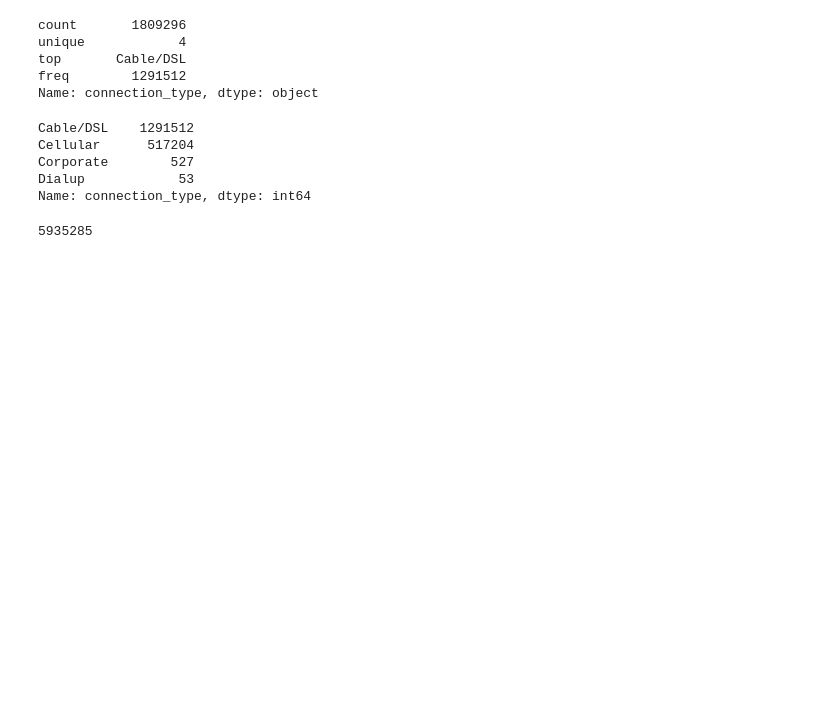
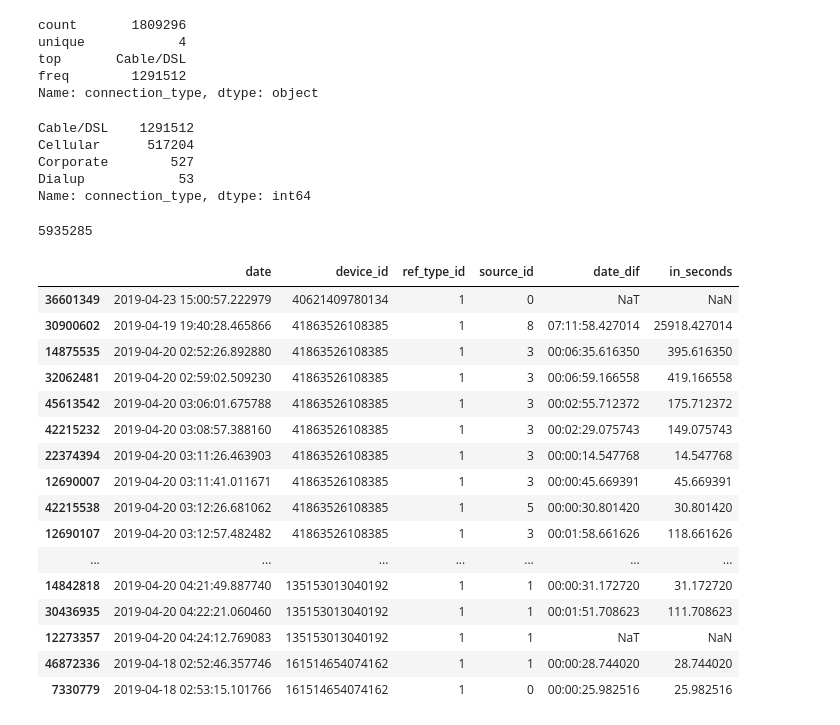
Before and after one commit to sergiolch/TP2-7506-2019-1C, a Jupyter notebook: Analisis.ipynb, the cells around one changed output. Saved outputs shown, nothing was run; the diff lists cells and outputs as text; code cells hidden in the pictures; blank space fills up the shorter version.

Commit message:
by second

```diff
--- a/Analisis.ipynb
+++ b/Analisis.ipynb
@@ -65,3 +65,37 @@ Name: connection_type, dtype: int64
 events_df['connection_type'].isnull().sum()
 # %% [output]
 5935285
+# %%
+auctions_df = auctions_df.sort_values(by=['device_id','date'])
+auctions_df['date_dif'] = auctions_df['date'].shift(periods=-1) - auctions_df['date']
+auctions_df['in_seconds'] = np.nan
+last_row = False
+last_index = False
+for index, row in auctions_df.iterrows():
+    if not(isinstance(last_row, bool)):
+        if row['device_id']!=last_row['device_id']:
+            auctions_df.at[last_index,'date_dif'] = np.nan
+    auctions_df.at[index,'in_seconds'] = row['date_dif'].total_seconds()
+    last_row = row
+    last_index = index
+auctions_df['in_seconds'] = np.where(auctions_df['date_dif'].isnull(), np.nan, auctions_df['in_seconds'])
+# %%
+auctions_df.head(50)
+# %% [output]
+|  | date | device_id | ref_type_id | source_id | date_dif | in_seconds |
+| 36601349 | 2019-04-23 15:00:57.222979 | 40621409780134 | 1 | 0 | NaT | NaN |
+| 30900602 | 2019-04-19 19:40:28.465866 | 41863526108385 | 1 | 8 | 07:11:58.427014 | 25918.427014 |
+| 14875535 | 2019-04-20 02:52:26.892880 | 41863526108385 | 1 | 3 | 00:06:35.616350 | 395.616350 |
+| 32062481 | 2019-04-20 02:59:02.509230 | 41863526108385 | 1 | 3 | 00:06:59.166558 | 419.166558 |
+| 45613542 | 2019-04-20 03:06:01.675788 | 41863526108385 | 1 | 3 | 00:02:55.712372 | 175.712372 |
+| 42215232 | 2019-04-20 03:08:57.388160 | 41863526108385 | 1 | 3 | 00:02:29.075743 | 149.075743 |
+| 22374394 | 2019-04-20 03:11:26.463903 | 41863526108385 | 1 | 3 | 00:00:14.547768 | 14.547768 |
+| 12690007 | 2019-04-20 03:11:41.011671 | 41863526108385 | 1 | 3 | 00:00:45.669391 | 45.669391 |
+| 42215538 | 2019-04-20 03:12:26.681062 | 41863526108385 | 1 | 5 | 00:00:30.801420 | 30.801420 |
+| 12690107 | 2019-04-20 03:12:57.482482 | 41863526108385 | 1 | 3 | 00:01:58.661626 | 118.661626 |
+| ... | ... | ... | ... | ... | ... | ... |
+| 14842818 | 2019-04-20 04:21:49.887740 | 135153013040192 | 1 | 1 | 00:00:31.172720 | 31.172720 |
+| 30436935 | 2019-04-20 04:22:21.060460 | 135153013040192 | 1 | 1 | 00:01:51.708623 | 111.708623 |
+| 12273357 | 2019-04-20 04:24:12.769083 | 135153013040192 | 1 | 1 | NaT | NaN |
+| 46872336 | 2019-04-18 02:52:46.357746 | 161514654074162 | 1 | 1 | 00:00:28.744020 | 28.744020 |
+| 7330779 | 2019-04-18 02:53:15.101766 | 161514654074162 | 1 | 0 | 00:00:25.982516 | 25.982516 |
```
Also changed, not shown: parts of 18 cells of this notebook.
